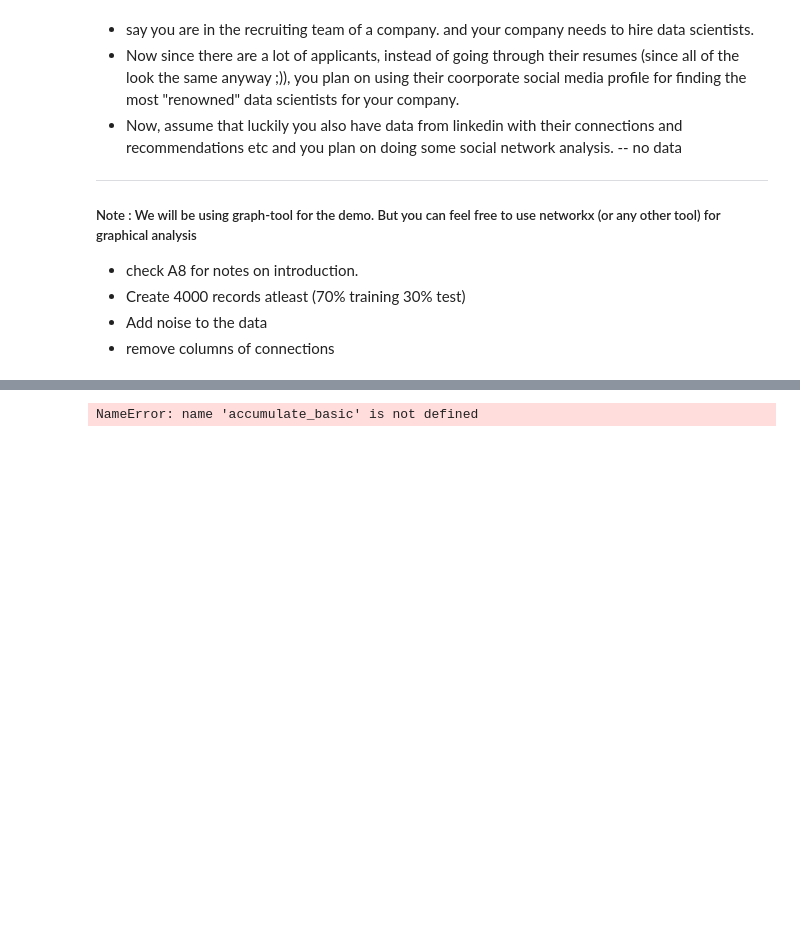
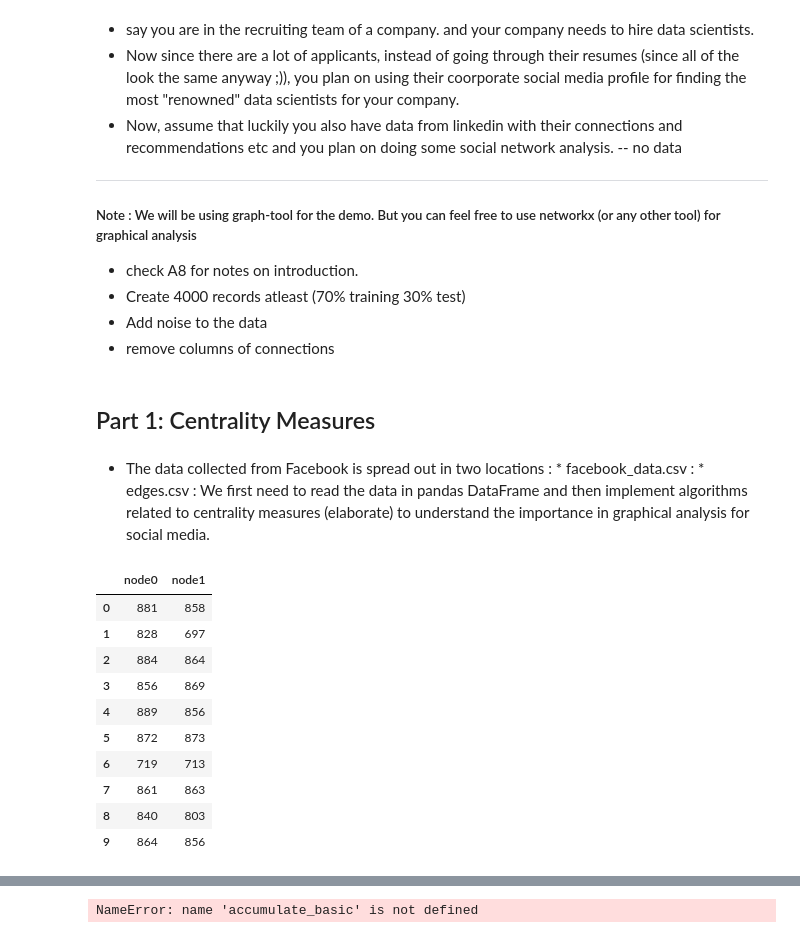
Before and after one commit to meghan14/big_data_projects_python, a Jupyter notebook: assignment_design/assignment_design_cmpt733_mg_networkx.ipynb, the cells around one changed output, grey strips where cells are left out. Drawn from its saved outputs; the diff is of its cells as text; code cells hidden in the pictures; blank space fills up the shorter version.

```diff
--- a/assignment_design/assignment_design_cmpt733_mg_networkx.ipynb
+++ b/assignment_design/assignment_design_cmpt733_mg_networkx.ipynb
@@ -15,3 +15,39 @@ Dataset : http://snap.stanford.edu/data/ego-Facebook.html
 * Create 4000 records atleast (70% training 30% test)
 * Add noise to the data
 * remove columns of connections
+# %% [markdown]
+## Part 1: Centrality Measures
+# %% [markdown]
+* The data collected from Facebook is spread out in two locations :
+       * facebook_data.csv :
+       * edges.csv :
+We first need to read the data in pandas DataFrame and then implement algorithms related to centrality measures (elaborate) to understand the importance in graphical analysis for social media.
+# %%
+from networkx import *
+import os
+import pandas as pd
+import matplotlib.pyplot as plt
+#from graph_tool.all import *
+
+source = "data/"
+df = pd.read_csv(source+"edges.csv")
+'''
+for f in fs:
+    with open(source+f,'r') as fopen:
+        temp = pd.read_csv(fopen,sep=" ",header=None)
+        fopen.close()
+        df = pd.concat([temp,df])
+'''
+df.head(10)
+# %% [output]
+|  | node0 | node1 |
+| 0 | 881 | 858 |
+| 1 | 828 | 697 |
+| 2 | 884 | 864 |
+| 3 | 856 | 869 |
+| 4 | 889 | 856 |
+| 5 | 872 | 873 |
+| 6 | 719 | 713 |
+| 7 | 861 | 863 |
+| 8 | 840 | 803 |
+| 9 | 864 | 856 |
```
Also changed, not shown: parts of 19 cells of this notebook, 5 other files.
